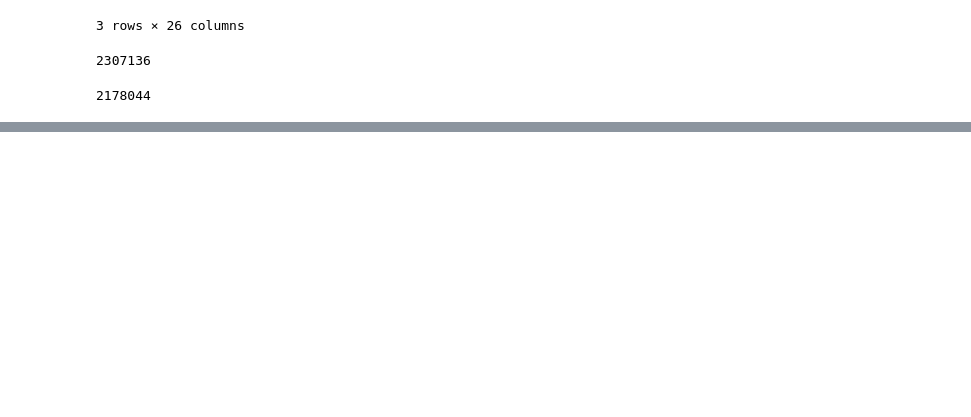
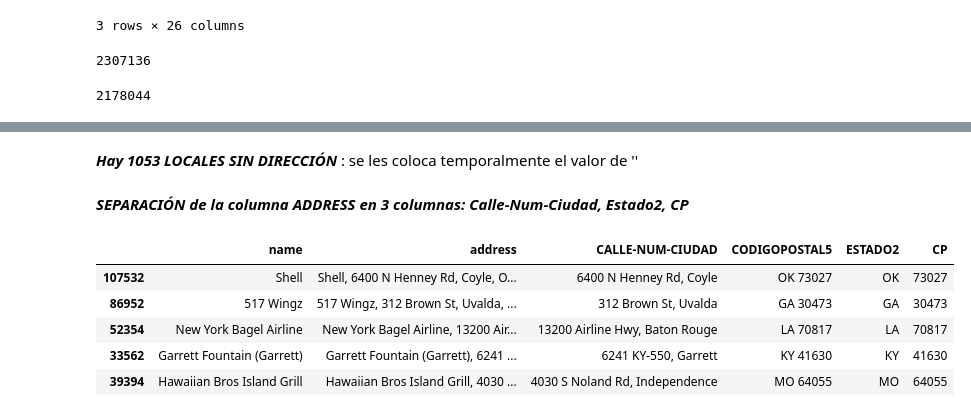
Before and after one commit to Aspirina180mg/PF_DATAPT07, a Jupyter notebook: ETL.ipynb, the cells around one changed output, grey strips where cells are left out. Saved outputs shown, nothing was run; the diff lists cells and outputs as text; code cells hidden in the pictures; blank space fills up the shorter version.

```diff
--- a/ETL.ipynb
+++ b/ETL.ipynb
@@ -469,0 +478,3 @@ Las columnas **pics** y **resp** deberían eliminarse porque la cantidades de da
+# %%
+df_metasit['duplex'] = df_metasit.duplicated(subset=['gmap_id'])
+df_metasit[df_metasit.duplex]
@@ -469,0 +495,2 @@ Las columnas **pics** y **resp** deberían eliminarse porque la cantidades de da
+# %%
+df_metasit.drop_duplicates(subset=['gmap_id'], inplace=True)
@@ -469,0 +517,19 @@ Las columnas **pics** y **resp** deberían eliminarse porque la cantidades de da
+# %% [markdown]
+***Hay 1053 LOCALES SIN DIRECCIÓN*** :  se les coloca temporalmente el valor de ''
+# %%
+df_metasit.address = df_metasit.address.fillna('')
+# %% [markdown]
+***SEPARACIÓN de la columna ADDRESS en 3 columnas: Calle-Num-Ciudad, Estado2, CP***
+# %%
+df_metasit[['NOMBRE','DIRECCION']] = df_metasit.address.str.split(', ', n=1, expand=True)
+df_metasit[['CALLE-NUM-CIUDAD', 'CODIGOPOSTAL5']] = df_metasit.DIRECCION.str.rsplit(', ', n=1, expand=True)
+df_metasit[['ESTADO2', 'CP']] = df_metasit.CODIGOPOSTAL5.str.split(' ', n=1, expand=True)
+# %%
+df_metasit[['name','address','CALLE-NUM-CIUDAD', 'CODIGOPOSTAL5','ESTADO2', 'CP']].sample(5)
+# %% [output]
+|  | name | address | CALLE-NUM-CIUDAD | CODIGOPOSTAL5 | ESTADO2 | CP |
+| 107532 | Shell | Shell, 6400 N Henney Rd, Coyle, O... | 6400 N Henney Rd, Coyle | OK 73027 | OK | 73027 |
+| 86952 | 517 Wingz | 517 Wingz, 312 Brown St, Uvalda, ... | 312 Brown St, Uvalda | GA 30473 | GA | 30473 |
+| 52354 | New York Bagel Airline | New York Bagel Airline, 13200 Air... | 13200 Airline Hwy, Baton Rouge | LA 70817 | LA | 70817 |
+| 33562 | Garrett Fountain (Garrett) | Garrett Fountain (Garrett), 6241 ... | 6241 KY-550, Garrett | KY 41630 | KY | 41630 |
+| 39394 | Hawaiian Bros Island Grill | Hawaiian Bros Island Grill, 4030 ... | 4030 S Noland Rd, Independence | MO 64055 | MO | 64055 |
```
Also changed, not shown: parts of 16 cells of this notebook.
